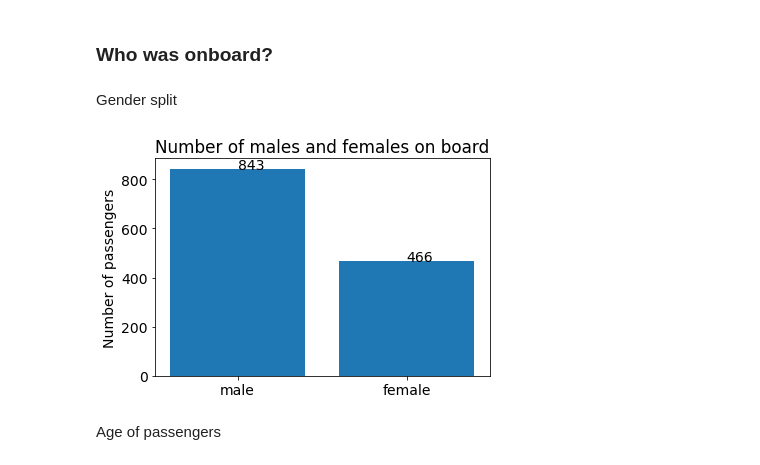
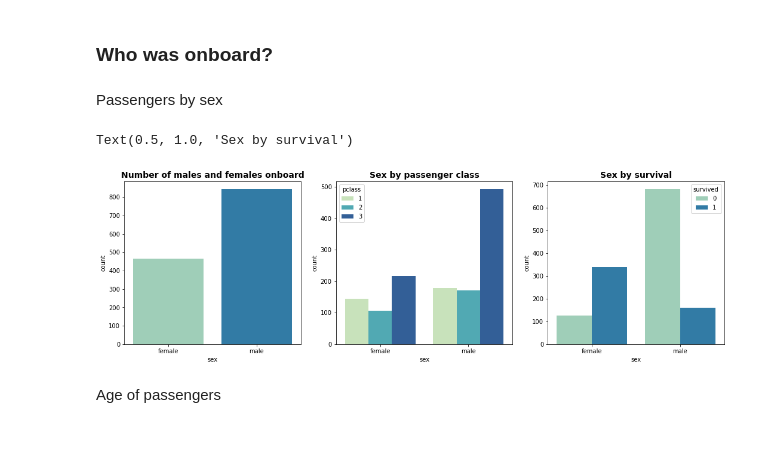
Before and after one commit to kimco2/Titanic_survival_predictions, a Jupyter notebook: Titanic_data_setup.ipynb, the cells around one changed output. Drawn from its saved outputs; the diff is of its cells as text; code cells hidden in the pictures; blank space fills up the shorter version.

```diff
--- a/Titanic_data_setup.ipynb
+++ b/Titanic_data_setup.ipynb
@@ -68,28 +66,21 @@ dtype: int64
 # %%
 # Creating a copy of the dataframe
 graph_df = titanic_df.copy()
+# %%
+# Defining colour palette for graphs
+palette = 'YlGnBu'
 # %% [markdown]
 ### Who was onboard?
-# %% [markdown]
-<h7> Gender split
-# %%
-# Looking at the gender split
-
-# Function to add value labels
-def addlabels(x,y):
-    for i in range(len(x)):
-        plt.text(i,y[i],y[i])
-
-# Charting the data
-sex_distribution = graph_df['sex'].value_counts()
-y = sex_distribution.values
-x = sex_distribution.index.values
-plt.title('Number of males and females on board')
-plt.ylabel('Number of passengers')
-addlabels(x,y)
-plt.rc('font', size=14)
-plt.bar(x, y,);
-# %% [output]
-[figure, removed]
+# %% [markdown]
+<h7> Passengers by sex
+# %%
+# Charting sex data
+fig, axes = plt.subplots(1, 3, figsize=(18, 5))
+sns.countplot(ax=axes[0], data=graph_df, x='sex', palette=palette).set_title("Number of males and females onboard", fontsize=14, fontweight='bold')
+sns.countplot(ax=axes[1], data=graph_df, x='sex', hue='pclass',  palette=palette).set_title("Sex by passenger class", fontsize=14, fontweight='bold')
+sns.countplot(ax=axes[2], data=graph_df, x='sex', hue='survived',  palette=palette).set_title("Sex by survival", fontsize=14, fontweight='bold')
+# %% [output]
+Text(0.5, 1.0, 'Sex by survival')
+[figure, added]
 # %% [markdown]
 <h7> Age of passengers
```
Also changed, not shown: parts of 57 cells of this notebook.
